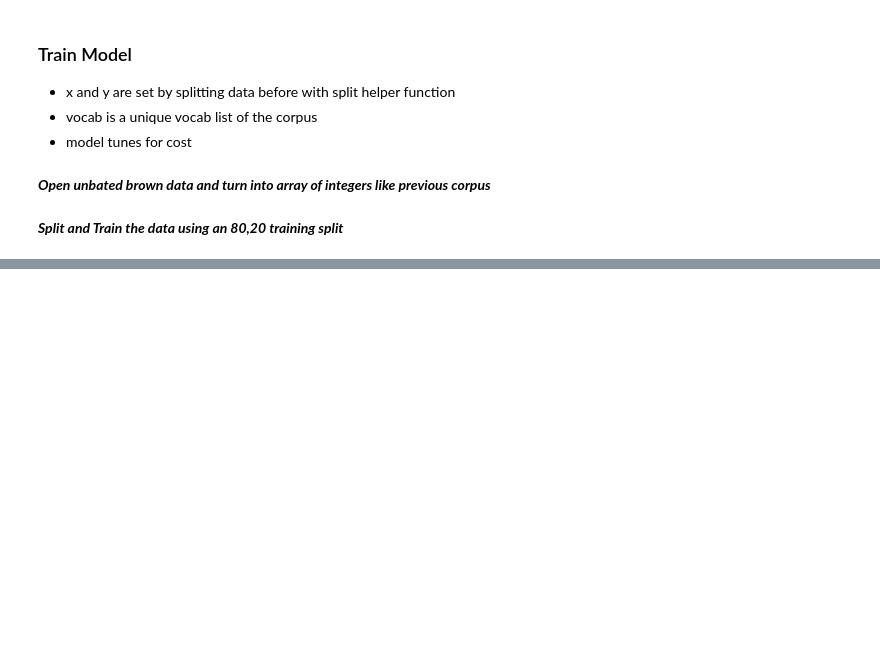
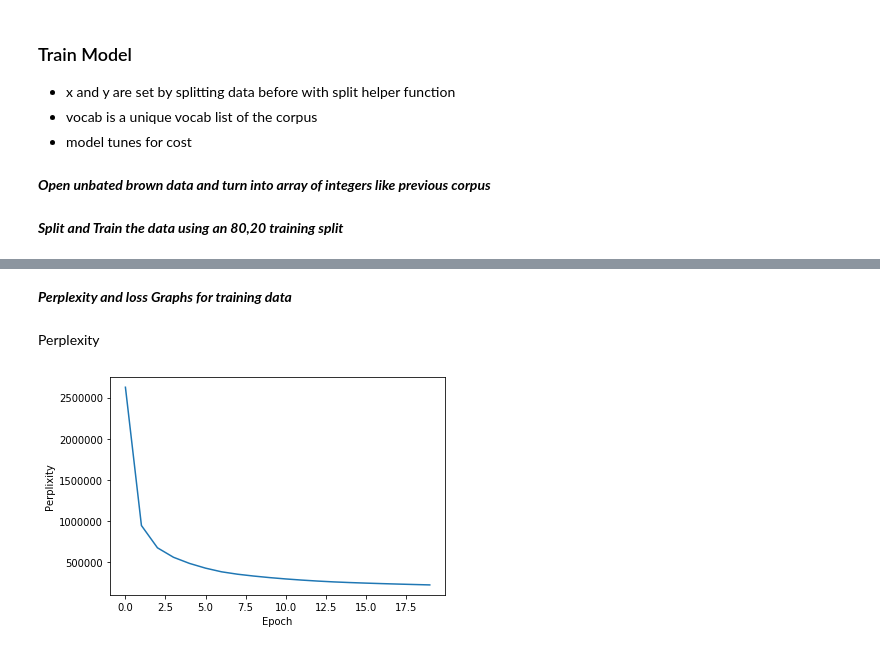
Before and after one commit to wdong97/Bengio-nlp-2, a Jupyter notebook: Proj2-Bonga.ipynb, the cells around one changed output, grey strips where cells are left out. Saved outputs shown, nothing was run; the diff lists cells and outputs as text; code cells hidden in the pictures; blank space fills up the shorter version.

```diff
--- a/Proj2-Bonga.ipynb
+++ b/Proj2-Bonga.ipynb
@@ -164,7 +188,7 @@ Number of batch: 4.999983000569481
 ***Initiliaze model with parameters to use in training***
 # %%
 class Model(object):
-    def __init__(self, params=Parameters()):
+    def __init__(self, params):
         #x,y
         self._x = tf.placeholder(dtype=tf.int32, shape=(params.batch_size, params.window_size-1))
         self._y = tf.placeholder(dtype=tf.int32, shape=(params.batch_size, 1))
@@ -218,7 +242,7 @@ class Model(object):
 
 def nxt(x_train, y_train, batch_size):
 
-    num_batch = len(x_train) // batch_size + 1
+    num_batch = p.num_batches
     for n in range(num_batch):
         offset = n * batch_size
         x_batch = x_train[offset: offset + batch_size]
@@ -302,14 +334,3 @@ def integer_representations(vocab_dictinary,vocab_dict):
 uniqList = integer_representations(unique_dictionary,vocab_dict)
 # %% [markdown]
 ***Split and Train the data using an 80,20 training split***
-# %%
-#split and train the data
-def splitData(data):
-    st = len(data) * .8
-    x = data[:int(st)]
-    y = data[int(st):len(data)]
-    vocabDict = set([token for token in vocab_dict])
-    return x,y,vocabDict
-
-xRaw,yRaw,vDict = splitData(uniqList)
-train(x_train,y_train,vDict)
@@ -326,0 +337,5 @@ Device mapping:
+# %%
+
+vDict = set([token for token in vocab_dict])
+trainingParams = Parameters(x_train)
+lossList,perpList,word_embedding,modl= train(x_train,y_train,vDict,trainingParams,"true")
@@ -326,0 +363,21 @@ Device mapping:
+# %% [markdown]
+***Perplexity and loss Graphs for training data***
+# %% [markdown]
+Perplexity
+# %%
+import matplotlib.pyplot as plt
+pList = []
+lList = []
+epoch = []
+for x in range(trainingParams.num_epochs):
+    i = x * 30
+    pList.append(np.mean(perpList[i: i + 30]))
+    lList.append(np.mean(lossList[i: i + 30]))
+    epoch.append(x)
+
+plt.plot(epoch,pList)
+plt.ylabel('Perplixity')
+plt.xlabel('Epoch')
+plt.show()
+# %% [output]
+[figure, added]
```
Also changed, not shown: parts of 26 cells of this notebook.
